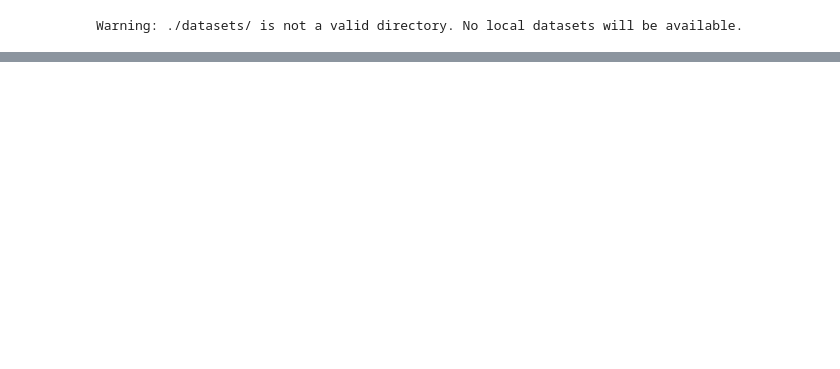
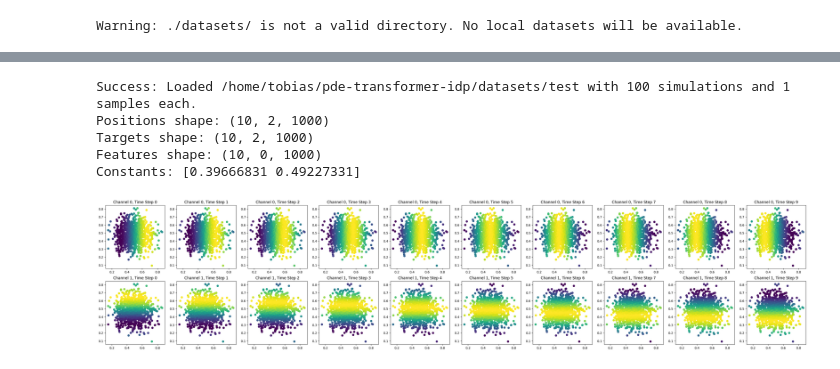
Before and after one commit to tum-pbs/pde-transformer, a Jupyter notebook: notebooks/example_unstructured_data.ipynb, the cells around one changed output, grey strips where cells are left out. Saved outputs shown, nothing was run; the diff lists cells and outputs as text; code cells hidden in the pictures; blank space fills up the shorter version.

```diff
--- a/notebooks/example_unstructured_data.ipynb
+++ b/notebooks/example_unstructured_data.ipynb
@@ -98,0 +75,48 @@ KeyError: 'fields_scheme'
+# %%
+try:
+    T = 10
+    d = dataset.Dataset(
+        dset_name="/home/tobias/pde-transformer-idp/datasets/test",
+        time_steps=T,
+        intermediate_time_steps=True,
+        step_size=1,
+        normalize_pos=norm.MinMaxNorm,
+        normalize_in=norm.StdNorm,
+        normalize_out=norm.StdNorm,
+        normalize_const=norm.MinMaxNorm,
+    )
+
+    for sample_idx, sample in enumerate(d):
+        sample_pos, sample_target, sample_feat, const = sample
+        print("Positions shape:", sample_pos.shape)
+        print("Targets shape:", sample_target.shape)
+        print("Features shape:", sample_feat.shape)
+        print("Constants:", const)
+        break
+
+    # Plot batch
+
+    import matplotlib.pyplot as plt
+
+    fig, ax = plt.subplots(2, T, figsize=(4*T, 8))
+    for c in range(2):
+        for t in range(T):
+            sc = ax[c, t].scatter(
+                sample_pos[t, 0, :],
+                sample_pos[t, 1, :],
+                c=sample_target[t, c, :],
+                cmap='viridis'
+            );
+            ax[c, t].set_title(f'Channel {c}, Time Step {t}');
+    plt.show()
+except Exception as e:
+    print("An error occurred:", e)
+finally:
+    d.dset.close()
+# %% [output]
+Success: Loaded /home/tobias/pde-transformer-idp/datasets/test with 100 simulations and 1 samples each.
+Positions shape: (10, 2, 1000)
+Targets shape: (10, 2, 1000)
+Features shape: (10, 0, 1000)
+Constants: [0.39666831 0.49227331]
+[figure, added]
```
Also changed, not shown: parts of 8 cells of this notebook, 4 other files.
